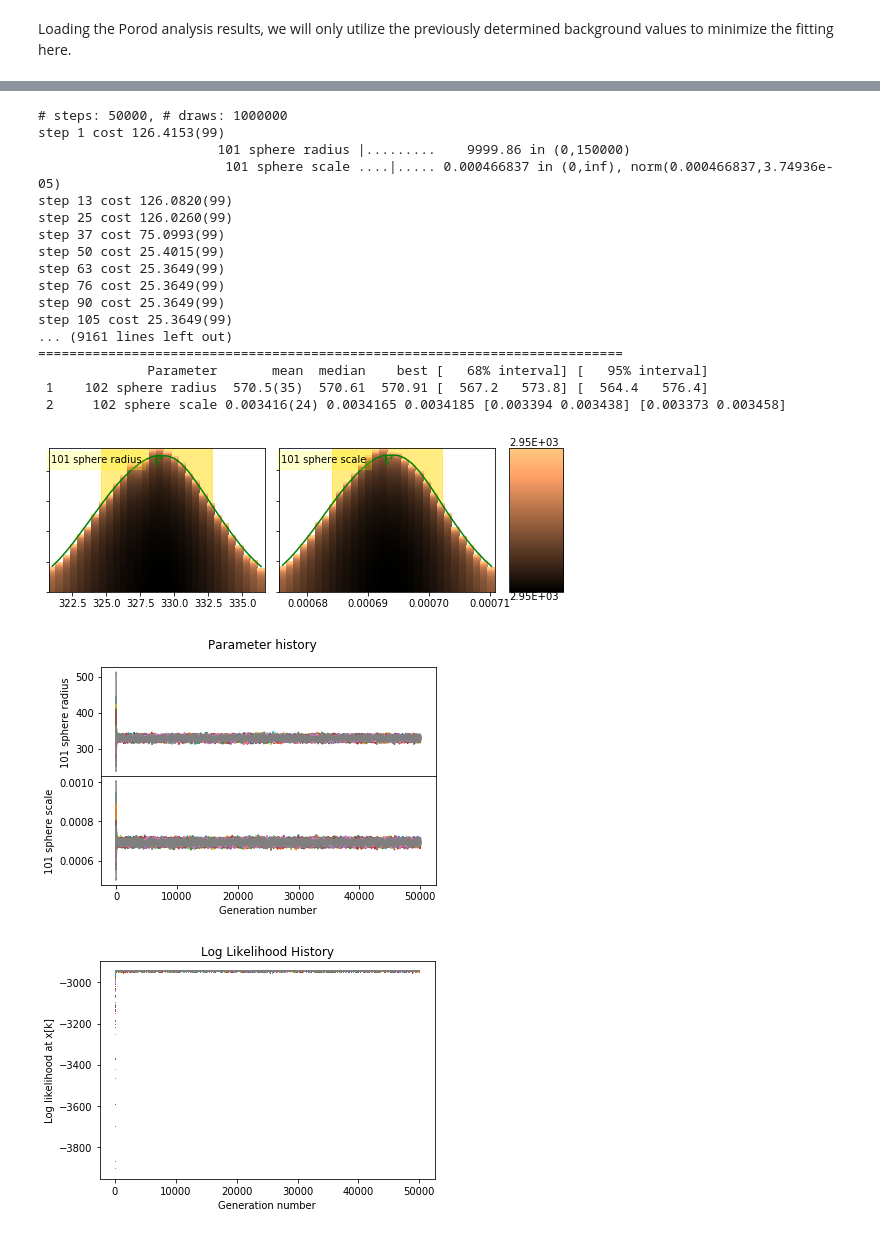
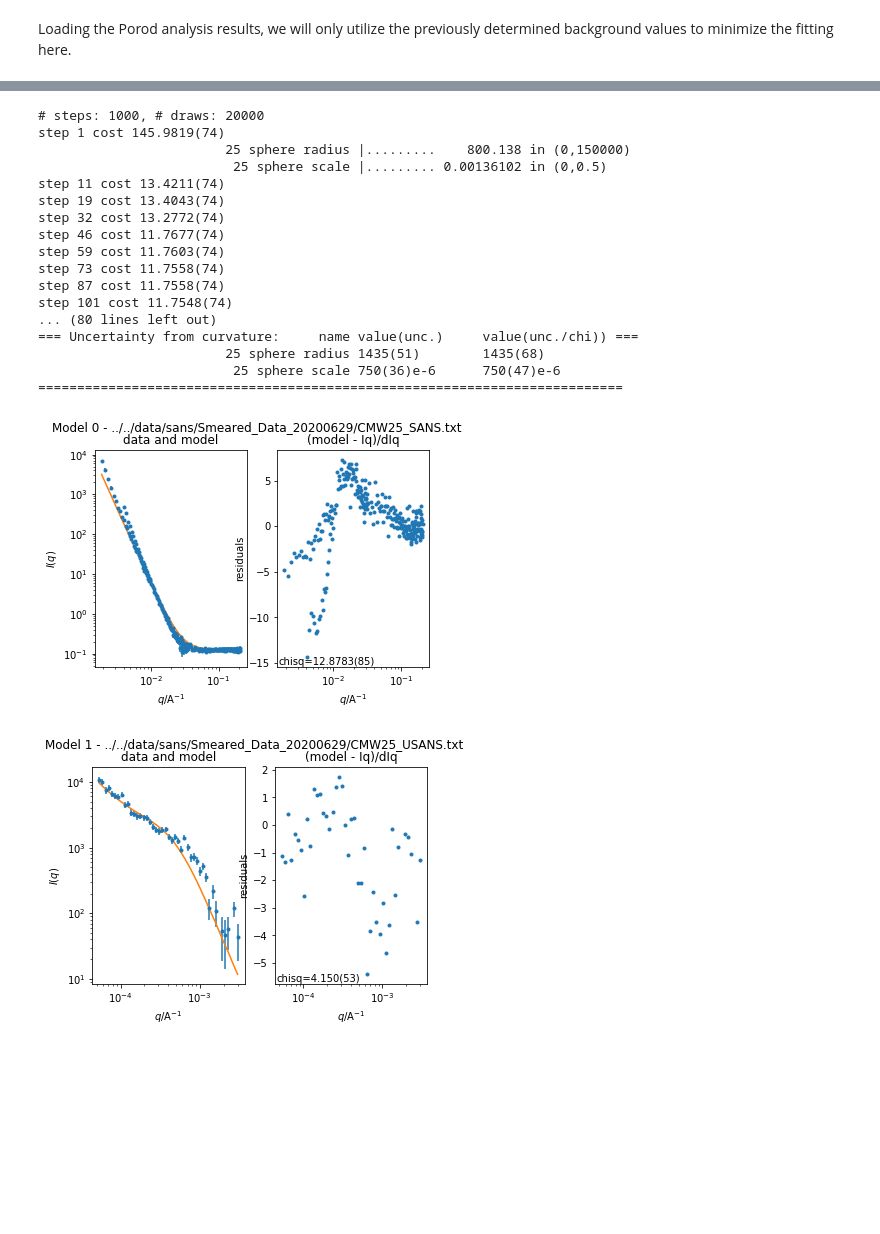
Before and after one commit to pozzo-research-group/c-wolf-blends-morphology, a Jupyter notebook: sans/Sample_Fitting/Fitting_PS_and_Sphere.ipynb, the cells around one changed output, grey strips where cells are left out. Cells and saved outputs as stored; diff of their text form; code cells hidden in the pictures; blank space fills up the shorter version.

Commit message:
updating some poor fits in the sans data

```diff
--- a/sans/Sample_Fitting/Fitting_PS_and_Sphere.ipynb
+++ b/sans/Sample_Fitting/Fitting_PS_and_Sphere.ipynb
@@ -190,7 +190,7 @@ results = {}
 
 kernel = load_model("guinier_porod+sphere")
 
-run_keys = [101,102]
+run_keys = [25]
 
 #run_keys = [key for key in run_keys if key in actual.keys() and key in usans_data.keys()]
 for key in run_keys:
@@ -214,11 +214,11 @@ for key in run_keys:
     A_porod_exp = Parameter(ps_porod_exp, name=str(key) + ' PS porod_exp')
 
     B_scale_normal = bumps.bounds.BoundedNormal(mu=vol, sigma=vol_stdev, limits=(0, inf))
-    B_scale = Parameter(vol, name=str(key) + ' sphere scale', bounds=B_scale_normal)
+    B_scale = Parameter(vol*2, name=str(key) + ' sphere scale').range(0,0.5)#, bounds=B_scale_normal)
 
     B_sld = Parameter(slds[cps[key]], name=str(key) + ' PS sld')
     B_sld_solvent = Parameter(slds[matrix[key]], name=str(key) + ' PS solvent')
-    B_radius = Parameter(10000, limits=[0,inf], name=str(key) + ' sphere radius')
+    B_radius = Parameter(800, limits=[0,inf], name=str(key) + ' sphere radius')
     B_radius_pd = Parameter(0.5, name = str(key) + ' sphere radius pd')
     B_radius_pd_n = Parameter(200, name = str(key) + ' sphere radius pd n')
     B_radius_pd_nsigma = Parameter(8, name = str(key) + ' sphere radius pd nsigma')
@@ -237,53 +237,53 @@ for key in run_keys:
         B_sld_solvent=B_sld_solvent,
         B_radius=B_radius,
         B_radius_pd_type='lognormal',
         B_radius_pd=B_radius_pd,
         B_radius_pd_n=B_radius_pd_n,
         B_radius_pd_nsigma=B_radius_pd_nsigma,
     )
 
     # setting parameter ranges as needed
 
 #     sans_model.A_scale.range(min_scale*(1-vol), max_scale*(1-vol))
 #     sans_model.A_rg.range(min_rg, max_rg)
 #     sans_model.A_s.range(min(ps_s, ps_s_95[0]), max(ps_s, ps_s_95[1]))
 #     sans_model.A_porod_exp.range(min(ps_porod_exp, ps_porod_exp_95[0]), max(ps_porod_exp, ps_porod_exp_95[1]))
 
     sans_model.B_radius.range(0,150000)
     #sans_model.B_scale.range(vol-vol_stdev, vol+vol_stdev)
 
     sans_experiment=Experiment(data=sans, model=sans_model)
     usans_experiment=Experiment(data=usans, model=sans_model)
 
     usans_smearing = sasmodels.resolution.Slit1D(usans.x, 0.117)
     usans_experiment.resolution = usans_smearing
 
     experiment = [sans_experiment, usans_experiment]
 
-    problem=FitProblem(experiment)
-    result=fit(problem, method='dream', samples=1e6, verbose=True)
-    result.state.show(figfile='../data/sans/Sample_Fitting/fitting_results/ps_sphere/CMW' + str(key) + '_ps_sphere')
-    plt.close()
+    problem=FitProblem(experiment, weights=[0.1,0.9])
+    result=fit(problem, method='dream', samples=1e6, verbose=True,steps=1000)
+    #result.state.show(figfile='../data/sans/Sample_Fitting/fitting_results/ps_sphere/CMW' + str(key) + '_ps_sphere')
+    #plt.close()
+    problem.plot()
 
     results[key] = problem
 # %% [output]
-# steps: 50000, # draws: 1000000
-step 1 cost 126.4153(99)
-                       101 sphere radius |.........    9999.86 in (0,150000)
-                        101 sphere scale ....|..... 0.000466837 in (0,inf), norm(0.000466837,3.74936e-05)
-step 13 cost 126.0820(99)
-step 25 cost 126.0260(99)
-step 37 cost 75.0993(99)
-step 50 cost 25.4015(99)
-step 63 cost 25.3649(99)
-step 76 cost 25.3649(99)
-step 90 cost 25.3649(99)
-step 105 cost 25.3649(99)
-... (9161 lines left out)
+# steps: 1000, # draws: 20000
+step 1 cost 145.9819(74)
+                        25 sphere radius |.........    800.138 in (0,150000)
+                         25 sphere scale |......... 0.00136102 in (0,0.5)
+step 11 cost 13.4211(74)
+step 19 cost 13.4043(74)
+step 32 cost 13.2772(74)
+step 46 cost 11.7677(74)
+step 59 cost 11.7603(74)
+step 73 cost 11.7558(74)
+step 87 cost 11.7558(74)
+step 101 cost 11.7548(74)
+... (80 lines left out)
+=== Uncertainty from curvature:     name value(unc.)     value(unc./chi)) ===
+                        25 sphere radius 1435(51)        1435(68)
+                         25 sphere scale 750(36)e-6      750(47)e-6
 ===========================================================================
-              Parameter       mean  median    best [   68% interval] [   95% interval]
- 1    102 sphere radius  570.5(35)  570.61  570.91 [  567.2   573.8] [  564.4   576.4]
- 2     102 sphere scale 0.003416(24) 0.0034165 0.0034185 [0.003394 0.003438] [0.003373 0.003458]
-[figure, old version]
+[figure, new version]
-[figure, old version]
+[figure, new version]
-[figure, removed]
```
Also changed, not shown: parts of 3 cells of this notebook, 5 other files.
